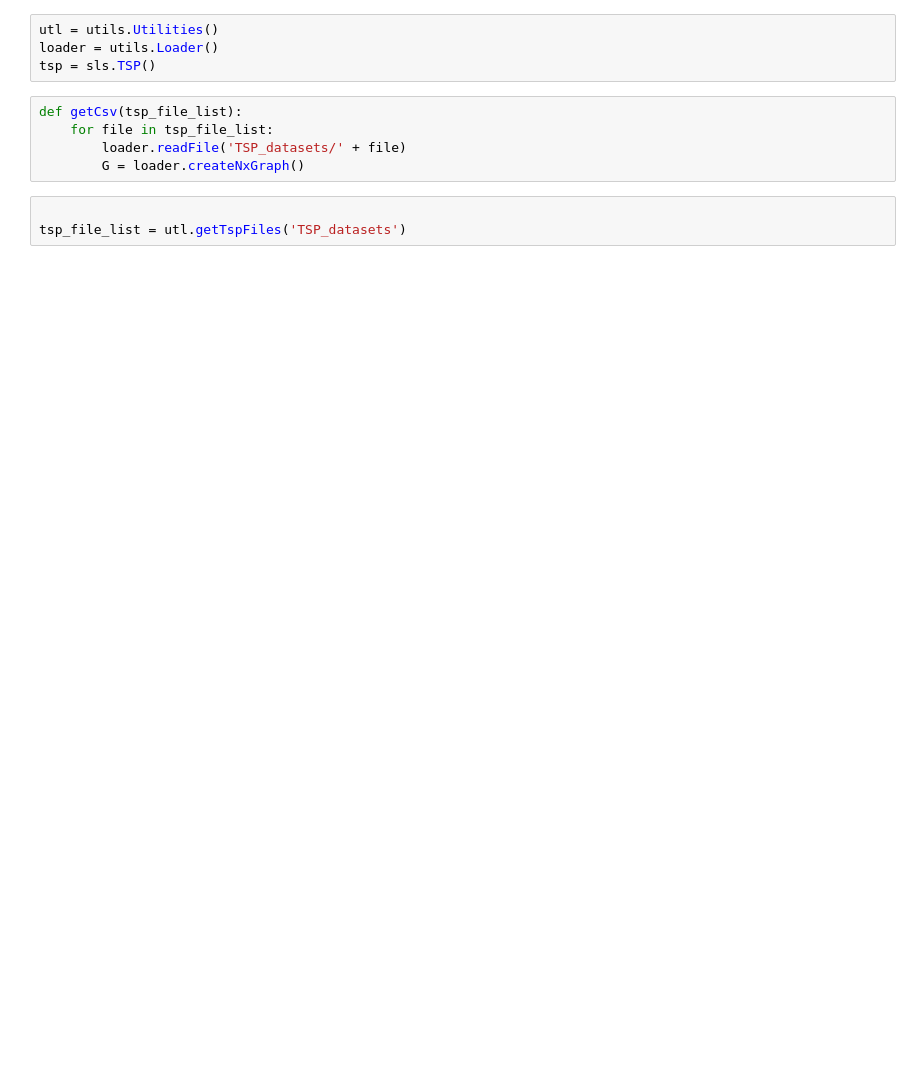
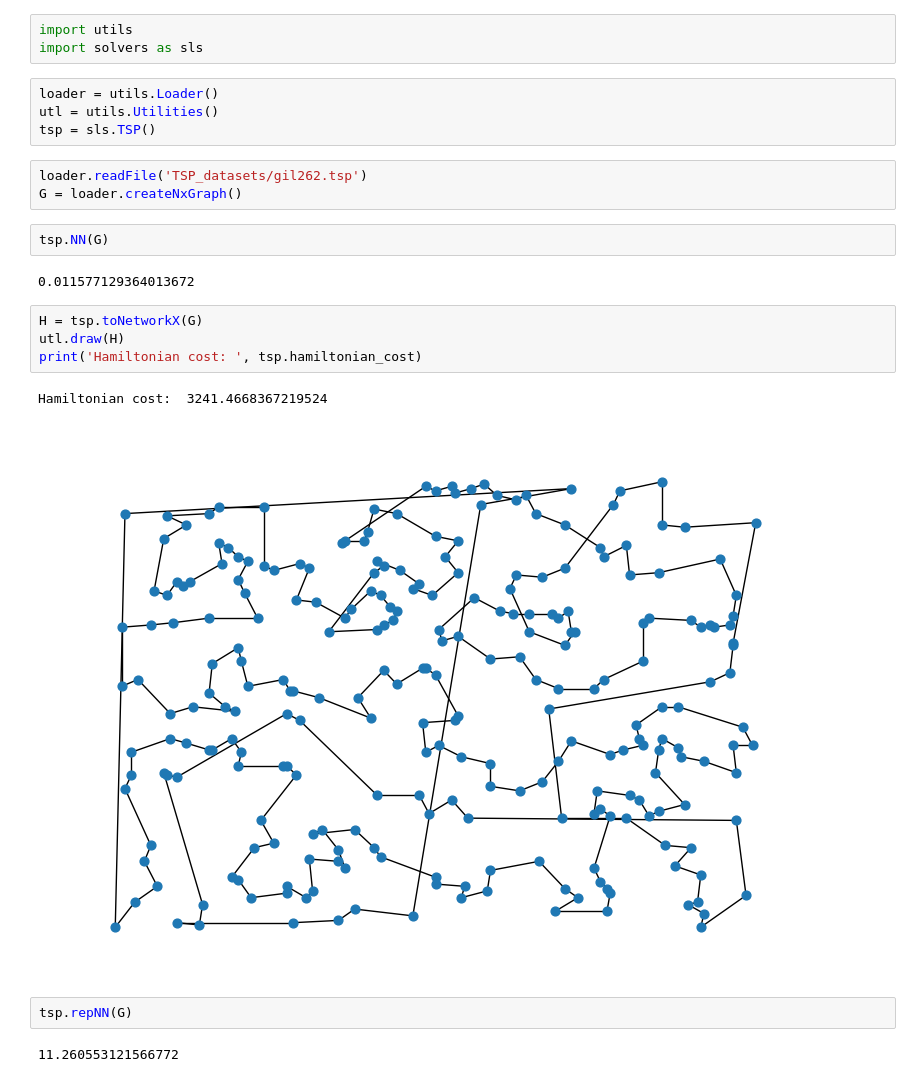
Before and after one commit to Lollo310/TSP-local-search, a Jupyter notebook: test.ipynb, the cells around one changed output. Drawn from its saved outputs; the diff is of its cells as text; blank space fills up the shorter version.

```diff
--- a/test.ipynb
+++ b/test.ipynb
@@ -8,12 +1,25 @@ import pandas as pd
+# %%
+import utils
+import solvers as sls
 # %%
+loader = utils.Loader()
 utl = utils.Utilities()
-loader = utils.Loader()
 tsp = sls.TSP()
 # %%
-def getCsv(tsp_file_list):
-    for file in tsp_file_list:
-        loader.readFile('TSP_datasets/' + file)
-        G = loader.createNxGraph()
+loader.readFile('TSP_datasets/gil262.tsp')
+G = loader.createNxGraph()
-# %%
-
-tsp_file_list = utl.getTspFiles('TSP_datasets')
+# %%
+tsp.NN(G)
+# %% [output]
+0.011577129364013672
+# %%
+H = tsp.toNetworkX(G)
+utl.draw(H)
+print('Hamiltonian cost: ', tsp.hamiltonian_cost)
+# %% [output]
+Hamiltonian cost:  3241.4668367219524
+[figure, added]
+# %%
+tsp.repNN(G)
+# %% [output]
+11.260553121566772
```
Also changed, not shown: parts of 20 cells of this notebook.
